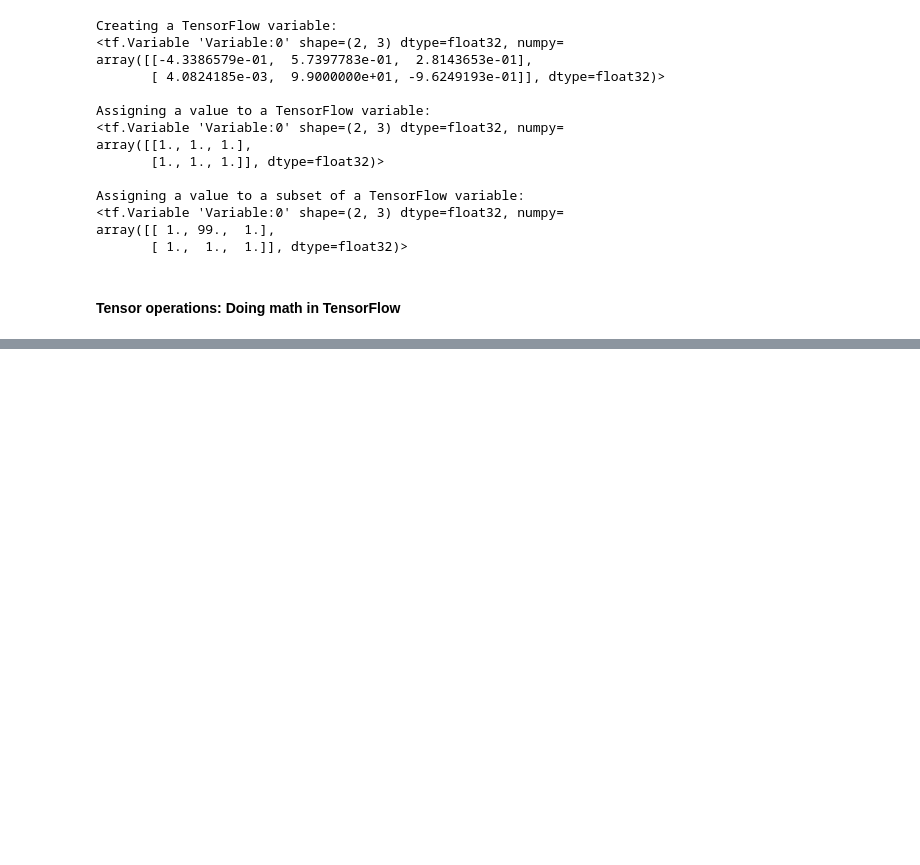
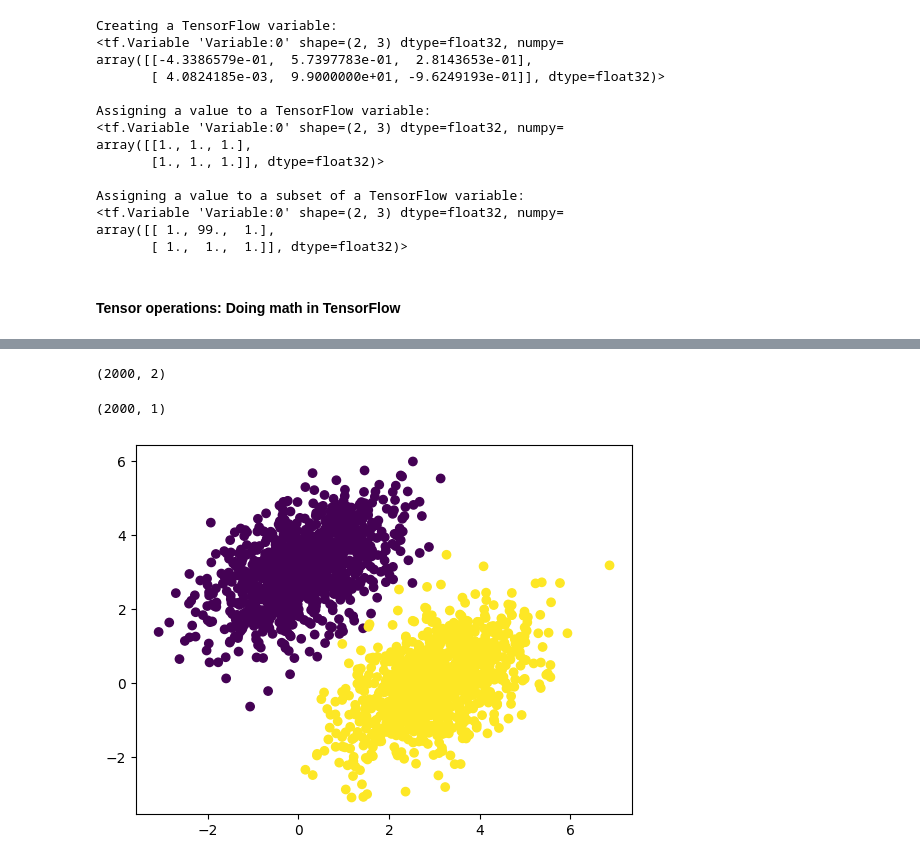
Before and after one commit to hpmezam/curso_tensorflow, a Jupyter notebook: resources/1_tensors.ipynb, the cells around one changed output, grey strips where cells are left out. Drawn from its saved outputs; the diff is of its cells as text; code cells hidden in the pictures; blank space fills up the shorter version.

```diff
--- a/resources/1_tensors.ipynb
+++ b/resources/1_tensors.ipynb
@@ -100,0 +173,15 @@ Square:
+# %%
+# Generating two classes of random points in a 2D plane
+import numpy as np
+num_samples_per_class = 1000
+negative_samples = np.random.multivariate_normal(
+    mean = [0, 3],
+    cov = [[1, 0.5], [0.5, 1]],
+    size = num_samples_per_class
+)
+positive_samples = np.random.multivariate_normal(
+    mean = [3, 0],
+    cov = [[1, 0.5],[0.5, 1]],
+    size = num_samples_per_class
+)
+positive_samples
@@ -100,0 +196,24 @@ Square:
+# %%
+# Stacking the two classes into an array with shape (2000, 2)
+inputs = np.vstack((negative_samples, positive_samples)).astype(np.float32)
+inputs.shape
+# %% [output]
+(2000, 2)
+# %%
+# Generating the corresponding targets (0 and 1)
+targets = np.vstack((
+    np.zeros(
+        (num_samples_per_class, 1), dtype="float32"),
+        np.ones((num_samples_per_class, 1), dtype="float32")
+    )
+)
+targets.shape
+# %% [output]
+(2000, 1)
+# %%
+# Plotting the two point classes
+import matplotlib.pyplot as plt
+plt.scatter(inputs[:, 0], inputs[:, 1], c=targets[:, 0])
+plt.show()
+# %% [output]
+[figure, added]
```
Also changed, not shown: parts of 14 cells of this notebook.
